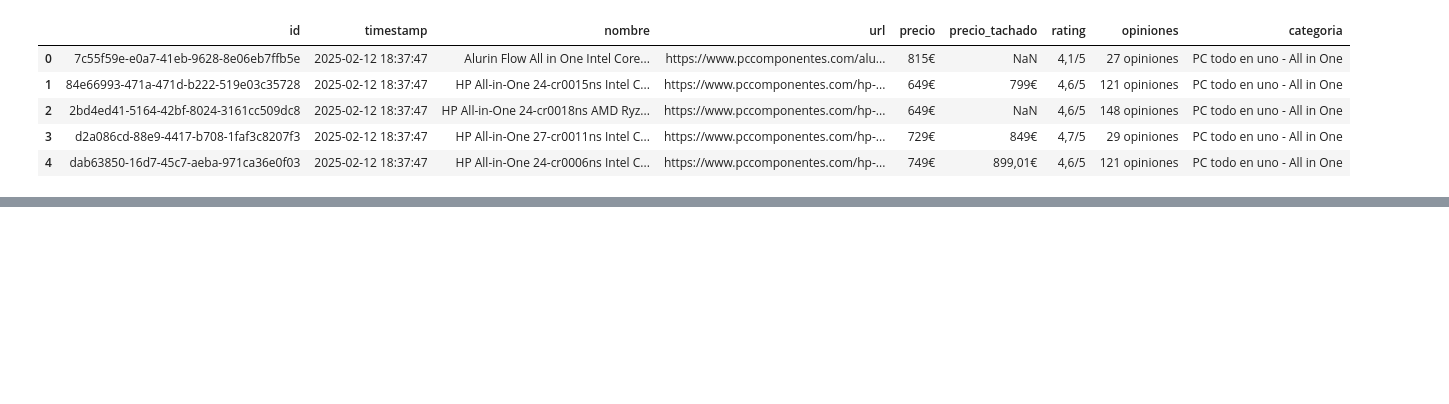
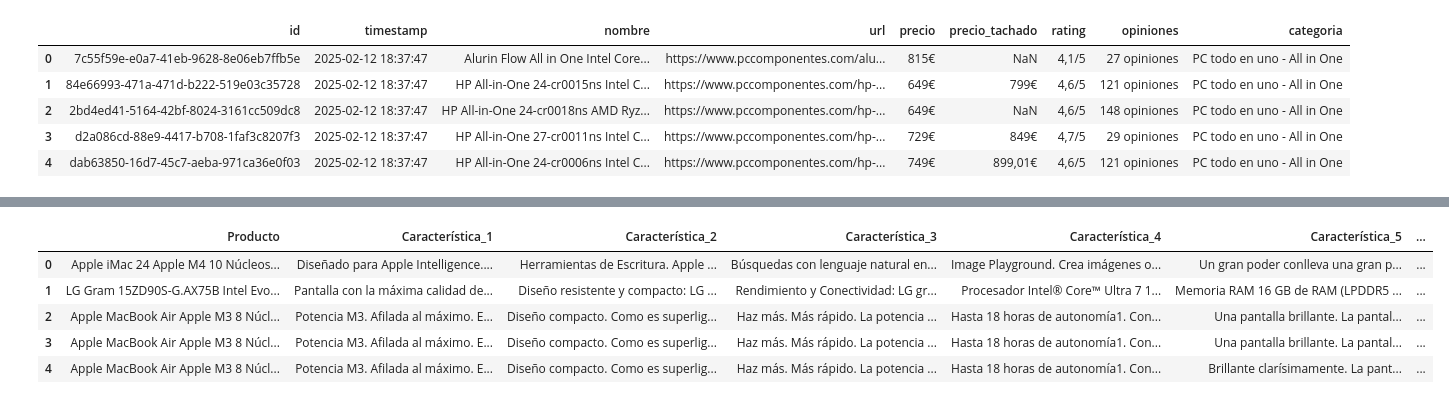
Before and after one commit to ismaelz001/Proyecto-Final-Bootcamp, a Jupyter notebook: prueba.ipynb, the cells around one changed output, grey strips where cells are left out. Cells and saved outputs as stored; diff of their text form; code cells hidden in the pictures; blank space fills up the shorter version.

Commit message:
Creación de caracteristicas de productos

```diff
--- a/prueba.ipynb
+++ b/prueba.ipynb
@@ -92,0 +131,13 @@ memory usage: 191.9+ KB
+# %%
+# Cargar el archivo CSV en un DataFrame
+df4 = pd.read_csv('data/caracteristicas_productos_portatil.csv')
+
+# Mostrar el DataFrame
+df4.head()
+# %% [output]
+|  | Producto | Característica_1 | Característica_2 | Característica_3 | Característica_4 | Característica_5 | ... |
+| 0 | Apple iMac 24 Apple M4 10 Núcleos... | Diseñado para Apple Intelligence.... | Herramientas de Escritura. Apple ... | Búsquedas con lenguaje natural en... | Image Playground. Crea imágenes o... | Un gran poder conlleva una gran p... | ... |
+| 1 | LG Gram 15ZD90S-G.AX75B Intel Evo... | Pantalla con la máxima calidad de... | Diseño resistente y compacto: LG ... | Rendimiento y Conectividad: LG gr... | Procesador Intel® Core™ Ultra 7 1... | Memoria RAM 16 GB de RAM (LPDDR5 ... | ... |
+| 2 | Apple MacBook Air Apple M3 8 Núcl... | Potencia M3. Afilada al máximo. E... | Diseño compacto. Como es superlig... | Haz más. Más rápido. La potencia ... | Hasta 18 horas de autonomía1. Con... | Una pantalla brillante. La pantal... | ... |
+| 3 | Apple MacBook Air Apple M3 8 Núcl... | Potencia M3. Afilada al máximo. E... | Diseño compacto. Como es superlig... | Haz más. Más rápido. La potencia ... | Hasta 18 horas de autonomía1. Con... | Una pantalla brillante. La pantal... | ... |
+| 4 | Apple MacBook Air Apple M3 8 Núcl... | Potencia M3. Afilada al máximo. E... | Diseño compacto. Como es superlig... | Haz más. Más rápido. La potencia ... | Hasta 18 horas de autonomía1. Con... | Brillante clarísimamente. La pant... | ... |
```
Also changed, not shown: parts of 9 cells of this notebook, 10 other files.
